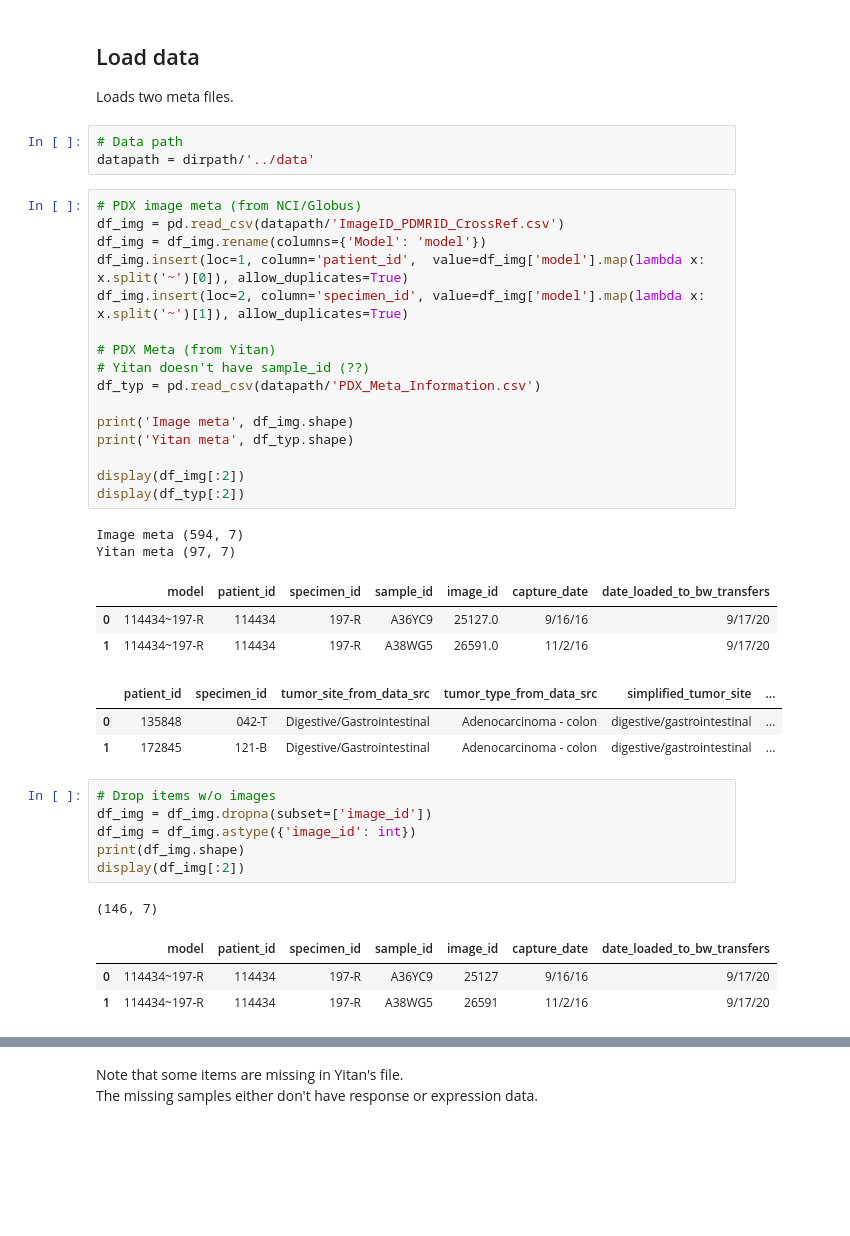
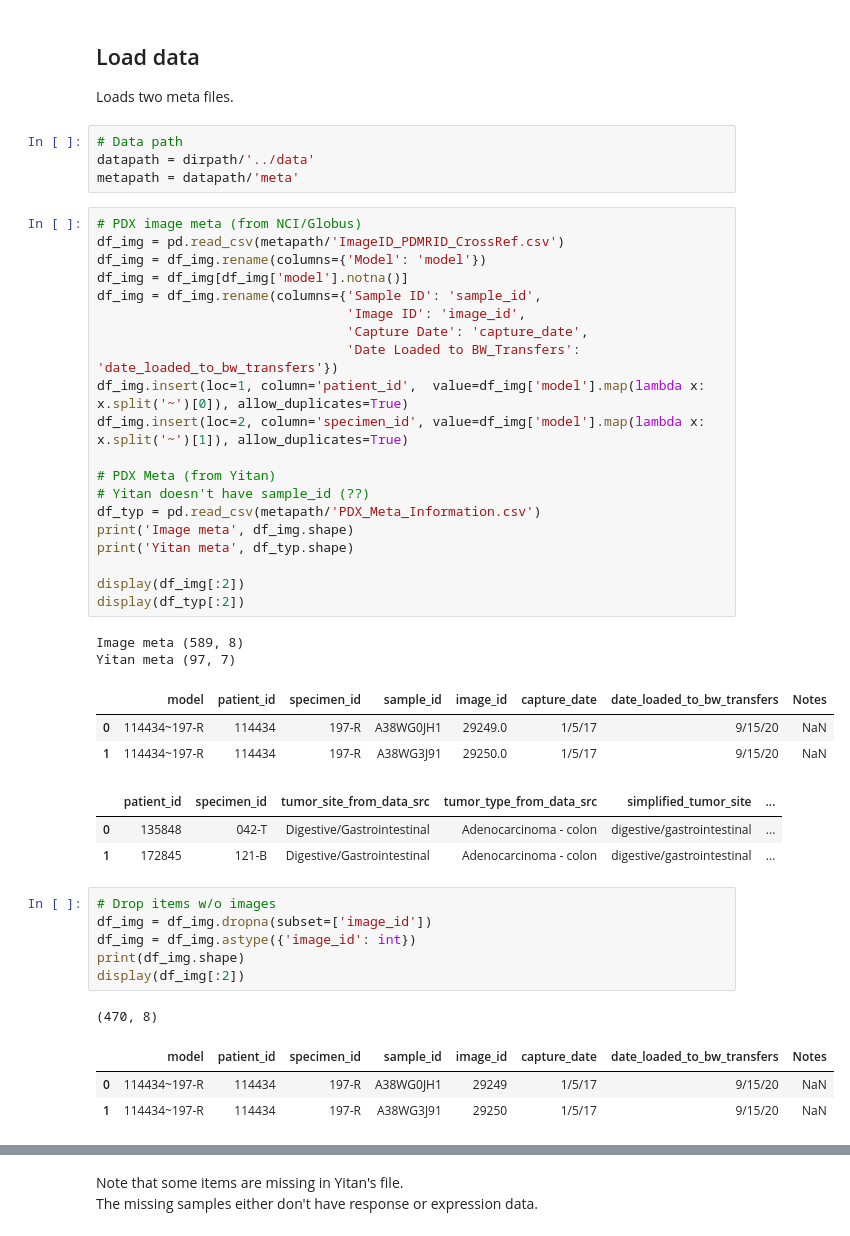
Before and after one commit to adpartin/pdx-histo, a Jupyter notebook: nbs/02-pdx-meta.ipynb, the cells around one changed output, grey strips where cells are left out. Saved outputs shown, nothing was run; the diff lists cells and outputs as text; blank space fills up the shorter version.

```diff
--- a/nbs/02-pdx-meta.ipynb
+++ b/nbs/02-pdx-meta.ipynb
@@ -27,28 +28,33 @@ Loads two meta files.
 # %%
 # Data path
 datapath = dirpath/'../data'
+metapath = datapath/'meta'
 # %%
 # PDX image meta (from NCI/Globus)
-df_img = pd.read_csv(datapath/'ImageID_PDMRID_CrossRef.csv')
+df_img = pd.read_csv(metapath/'ImageID_PDMRID_CrossRef.csv')
 df_img = df_img.rename(columns={'Model': 'model'})
+df_img = df_img[df_img['model'].notna()]
+df_img = df_img.rename(columns={'Sample ID': 'sample_id',
+                                'Image ID': 'image_id',
+                                'Capture Date': 'capture_date',
+                                'Date Loaded to BW_Transfers': 'date_loaded_to_bw_transfers'})
 df_img.insert(loc=1, column='patient_id',  value=df_img['model'].map(lambda x: x.split('~')[0]), allow_duplicates=True)
 df_img.insert(loc=2, column='specimen_id', value=df_img['model'].map(lambda x: x.split('~')[1]), allow_duplicates=True)
 
 # PDX Meta (from Yitan)
 # Yitan doesn't have sample_id (??)
-df_typ = pd.read_csv(datapath/'PDX_Meta_Information.csv')
-
+df_typ = pd.read_csv(metapath/'PDX_Meta_Information.csv')
 print('Image meta', df_img.shape)
 print('Yitan meta', df_typ.shape)
 
 display(df_img[:2])
 display(df_typ[:2])
 # %% [output]
-Image meta (594, 7)
+Image meta (589, 8)
 Yitan meta (97, 7)
-|  | model | patient_id | specimen_id | sample_id | image_id | capture_date | date_loaded_to_bw_transfers |
-| 0 | 114434~197-R | 114434 | 197-R | A36YC9 | 25127.0 | 9/16/16 | 9/17/20 |
-| 1 | 114434~197-R | 114434 | 197-R | A38WG5 | 26591.0 | 11/2/16 | 9/17/20 |
+|  | model | patient_id | specimen_id | sample_id | image_id | capture_date | date_loaded_to_bw_transfers | Notes |
+| 0 | 114434~197-R | 114434 | 197-R | A38WG0JH1 | 29249.0 | 1/5/17 | 9/15/20 | NaN |
+| 1 | 114434~197-R | 114434 | 197-R | A38WG3J91 | 29250.0 | 1/5/17 | 9/15/20 | NaN |
 |  | patient_id | specimen_id | tumor_site_from_data_src | tumor_type_from_data_src | simplified_tumor_site | ... |
 | 0 | 135848 | 042-T | Digestive/Gastrointestinal | Adenocarcinoma - colon | digestive/gastrointestinal | ... |
 | 1 | 172845 | 121-B | Digestive/Gastrointestinal | Adenocarcinoma - colon | digestive/gastrointestinal | ... |
@@ -59,10 +65,10 @@ df_img = df_img.astype({'image_id': int})
 print(df_img.shape)
 display(df_img[:2])
 # %% [output]
-(146, 7)
+(470, 8)
-|  | model | patient_id | specimen_id | sample_id | image_id | capture_date | date_loaded_to_bw_transfers |
-| 0 | 114434~197-R | 114434 | 197-R | A36YC9 | 25127 | 9/16/16 | 9/17/20 |
-| 1 | 114434~197-R | 114434 | 197-R | A38WG5 | 26591 | 11/2/16 | 9/17/20 |
+|  | model | patient_id | specimen_id | sample_id | image_id | capture_date | date_loaded_to_bw_transfers | Notes |
+| 0 | 114434~197-R | 114434 | 197-R | A38WG0JH1 | 29249 | 1/5/17 | 9/15/20 | NaN |
+| 1 | 114434~197-R | 114434 | 197-R | A38WG3J91 | 29250 | 1/5/17 | 9/15/20 | NaN |
 # %%
 c = 'tumor_site_from_data_src'
 print(df_typ[c].nunique())
```
Also changed, not shown: parts of 18 cells of this notebook, 4 other files.
